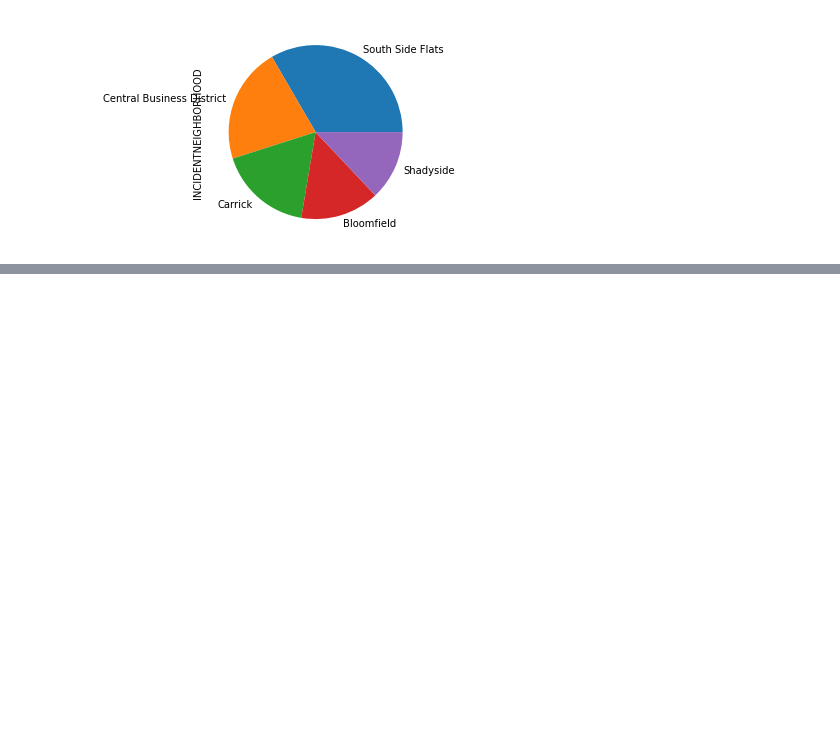
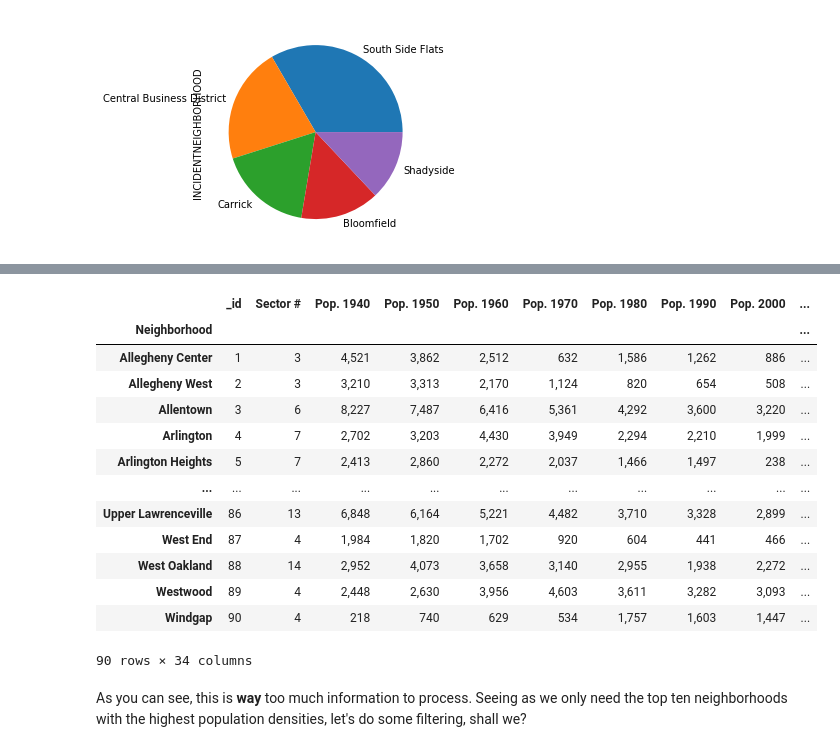
Before and after one commit to JhanviSharma27/Neighborhood-Navigators, a Jupyter notebook: Final.ipynb, the cells around one changed output, grey strips where cells are left out. Drawn from its saved outputs; the diff is of its cells as text; code cells hidden in the pictures; blank space fills up the shorter version.

```diff
--- a/Final.ipynb
+++ b/Final.ipynb
@@ -176,0 +195,20 @@ top_five.plot.pie(subplots=False, figsize=(8, 4))
+# %%
+data = pd.read_csv("popdens.csv", index_col="Neighborhood")
+data.iloc[:]
+# %% [output]
+|  | _id | Sector # | Pop. 1940 | Pop. 1950 | Pop. 1960 | Pop. 1970 | Pop. 1980 | Pop. 1990 | Pop. 2000 | ... |
+| Neighborhood |  |  |  |  |  |  |  |  |  | ... |
+| Allegheny Center | 1 | 3 | 4,521 | 3,862 | 2,512 | 632 | 1,586 | 1,262 | 886 | ... |
+| Allegheny West | 2 | 3 | 3,210 | 3,313 | 2,170 | 1,124 | 820 | 654 | 508 | ... |
+| Allentown | 3 | 6 | 8,227 | 7,487 | 6,416 | 5,361 | 4,292 | 3,600 | 3,220 | ... |
+| Arlington | 4 | 7 | 2,702 | 3,203 | 4,430 | 3,949 | 2,294 | 2,210 | 1,999 | ... |
+| Arlington Heights | 5 | 7 | 2,413 | 2,860 | 2,272 | 2,037 | 1,466 | 1,497 | 238 | ... |
+| ... | ... | ... | ... | ... | ... | ... | ... | ... | ... | ... |
+| Upper Lawrenceville | 86 | 13 | 6,848 | 6,164 | 5,221 | 4,482 | 3,710 | 3,328 | 2,899 | ... |
+| West End | 87 | 4 | 1,984 | 1,820 | 1,702 | 920 | 604 | 441 | 466 | ... |
+| West Oakland | 88 | 14 | 2,952 | 4,073 | 3,658 | 3,140 | 2,955 | 1,938 | 2,272 | ... |
+| Westwood | 89 | 4 | 2,448 | 2,630 | 3,956 | 4,603 | 3,611 | 3,282 | 3,093 | ... |
+| Windgap | 90 | 4 | 218 | 740 | 629 | 534 | 1,757 | 1,603 | 1,447 | ... |
+90 rows × 34 columns
+# %% [markdown]
+As you can see, this is **way** too much information to process. Seeing as we only need the top ten neighborhoods with the highest population densities, let's do some filtering, shall we?
```
Also changed, not shown: parts of 16 cells of this notebook, 1 other file.
